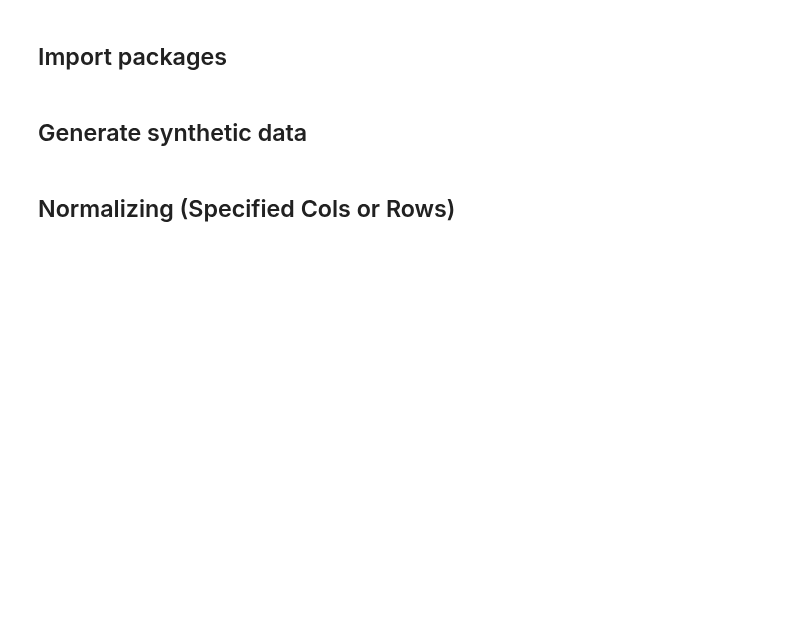
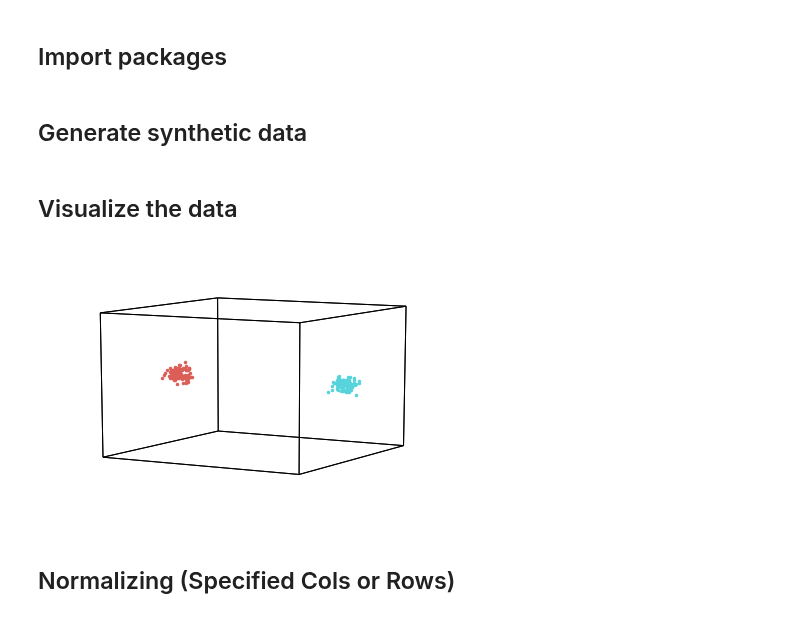
Before and after one commit to ContextLab/hypertools, a Jupyter notebook: docs/tutorials/normalize.ipynb, the cells around one changed output. Cells and saved outputs as stored; diff of their text form; code cells hidden in the pictures; blank space fills up the shorter version.

```diff
--- a/docs/tutorials/normalize.ipynb
+++ b/docs/tutorials/normalize.ipynb
@@ -16,6 +16,12 @@ from scipy.linalg import toeplitz
 cluster1 = np.random.multivariate_normal(np.zeros(10), np.eye(10), size=100)
 cluster2 = np.random.multivariate_normal(np.zeros(10)+10, np.eye(10), size=100)
 data = [cluster1, cluster2]
+# %% [markdown]
+## Visualize the data
+# %%
+geo = hyp.plot(data, '.')
+# %% [output]
+[figure, added]
 # %% [markdown]
 ## Normalizing (Specified Cols or Rows)
 # %% [markdown]
```
Also changed, not shown: parts of 3 cells of this notebook, 5 other files.
